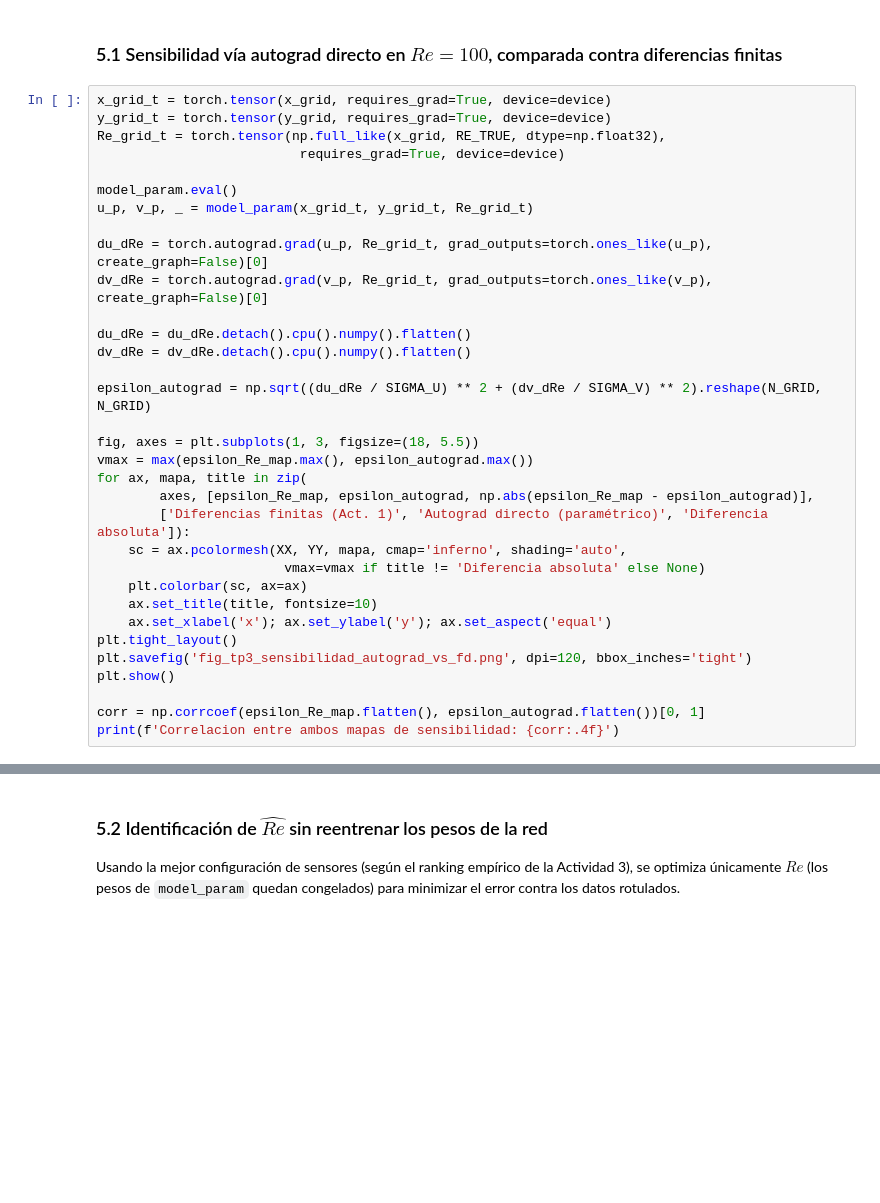
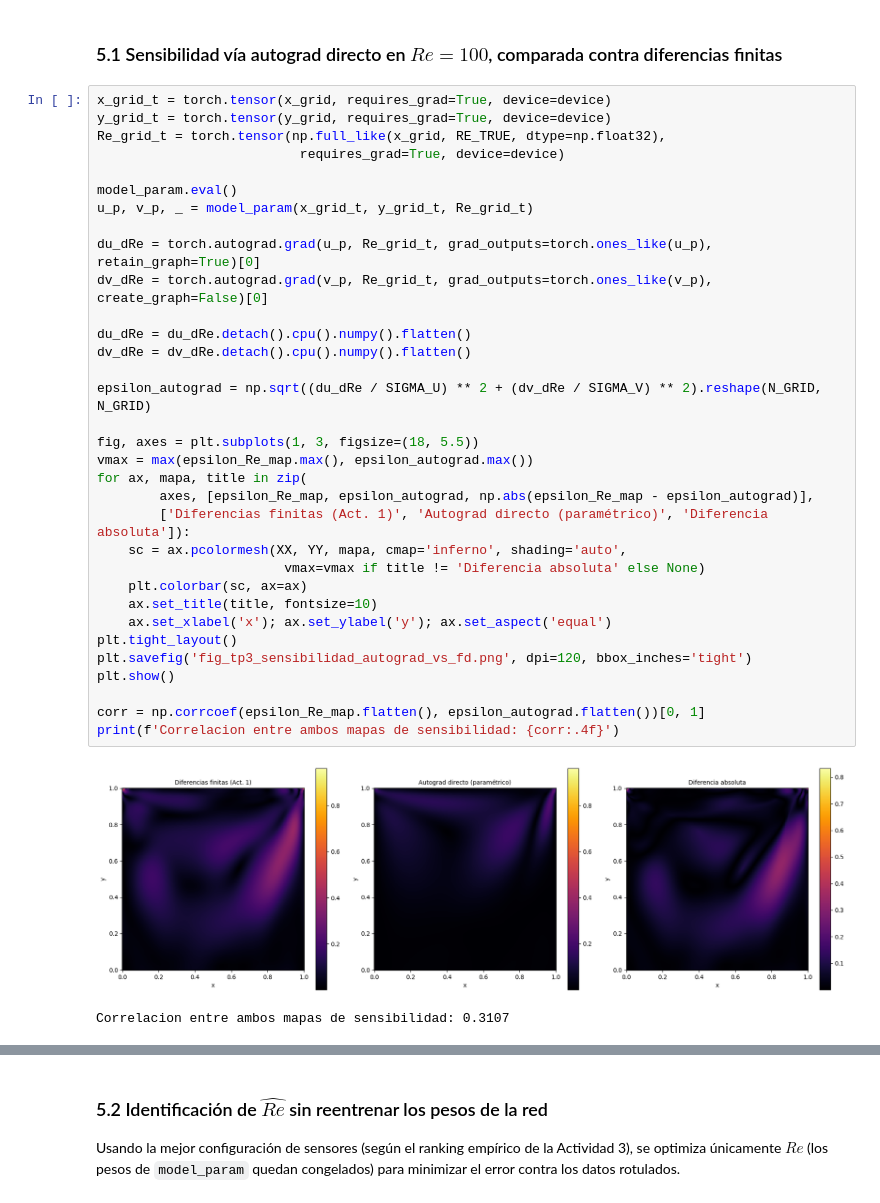
Before and after one commit to Jouless99/PINNs, a Jupyter notebook: TP3/TP3_PINN_identificacion_Re.ipynb, the cells around one changed output, grey strips where cells are left out. Saved outputs shown, nothing was run; the diff lists cells and outputs as text; blank space fills up the shorter version.

```diff
--- a/TP3/TP3_PINN_identificacion_Re.ipynb
+++ b/TP3/TP3_PINN_identificacion_Re.ipynb
@@ -654,33 +725,36 @@ x_grid_t = torch.tensor(x_grid, requires_grad=True, device=device)
 y_grid_t = torch.tensor(y_grid, requires_grad=True, device=device)
 Re_grid_t = torch.tensor(np.full_like(x_grid, RE_TRUE, dtype=np.float32),
                           requires_grad=True, device=device)
 
 model_param.eval()
 u_p, v_p, _ = model_param(x_grid_t, y_grid_t, Re_grid_t)
 
-du_dRe = torch.autograd.grad(u_p, Re_grid_t, grad_outputs=torch.ones_like(u_p), create_graph=False)[0]
+du_dRe = torch.autograd.grad(u_p, Re_grid_t, grad_outputs=torch.ones_like(u_p), retain_graph=True)[0]
 dv_dRe = torch.autograd.grad(v_p, Re_grid_t, grad_outputs=torch.ones_like(v_p), create_graph=False)[0]
 
 du_dRe = du_dRe.detach().cpu().numpy().flatten()
 dv_dRe = dv_dRe.detach().cpu().numpy().flatten()
 
 epsilon_autograd = np.sqrt((du_dRe / SIGMA_U) ** 2 + (dv_dRe / SIGMA_V) ** 2).reshape(N_GRID, N_GRID)
 
 fig, axes = plt.subplots(1, 3, figsize=(18, 5.5))
 vmax = max(epsilon_Re_map.max(), epsilon_autograd.max())
 for ax, mapa, title in zip(
         axes, [epsilon_Re_map, epsilon_autograd, np.abs(epsilon_Re_map - epsilon_autograd)],
         ['Diferencias finitas (Act. 1)', 'Autograd directo (paramétrico)', 'Diferencia absoluta']):
     sc = ax.pcolormesh(XX, YY, mapa, cmap='inferno', shading='auto',
                         vmax=vmax if title != 'Diferencia absoluta' else None)
     plt.colorbar(sc, ax=ax)
     ax.set_title(title, fontsize=10)
     ax.set_xlabel('x'); ax.set_ylabel('y'); ax.set_aspect('equal')
 plt.tight_layout()
 plt.savefig('fig_tp3_sensibilidad_autograd_vs_fd.png', dpi=120, bbox_inches='tight')
 plt.show()
 
 corr = np.corrcoef(epsilon_Re_map.flatten(), epsilon_autograd.flatten())[0, 1]
 print(f'Correlacion entre ambos mapas de sensibilidad: {corr:.4f}')
+# %% [output]
+[figure, added]
+Correlacion entre ambos mapas de sensibilidad: 0.3107
 # %% [markdown]
 **¿Coinciden los dos mapas?**
```
Also changed, not shown: parts of 10 cells of this notebook.
